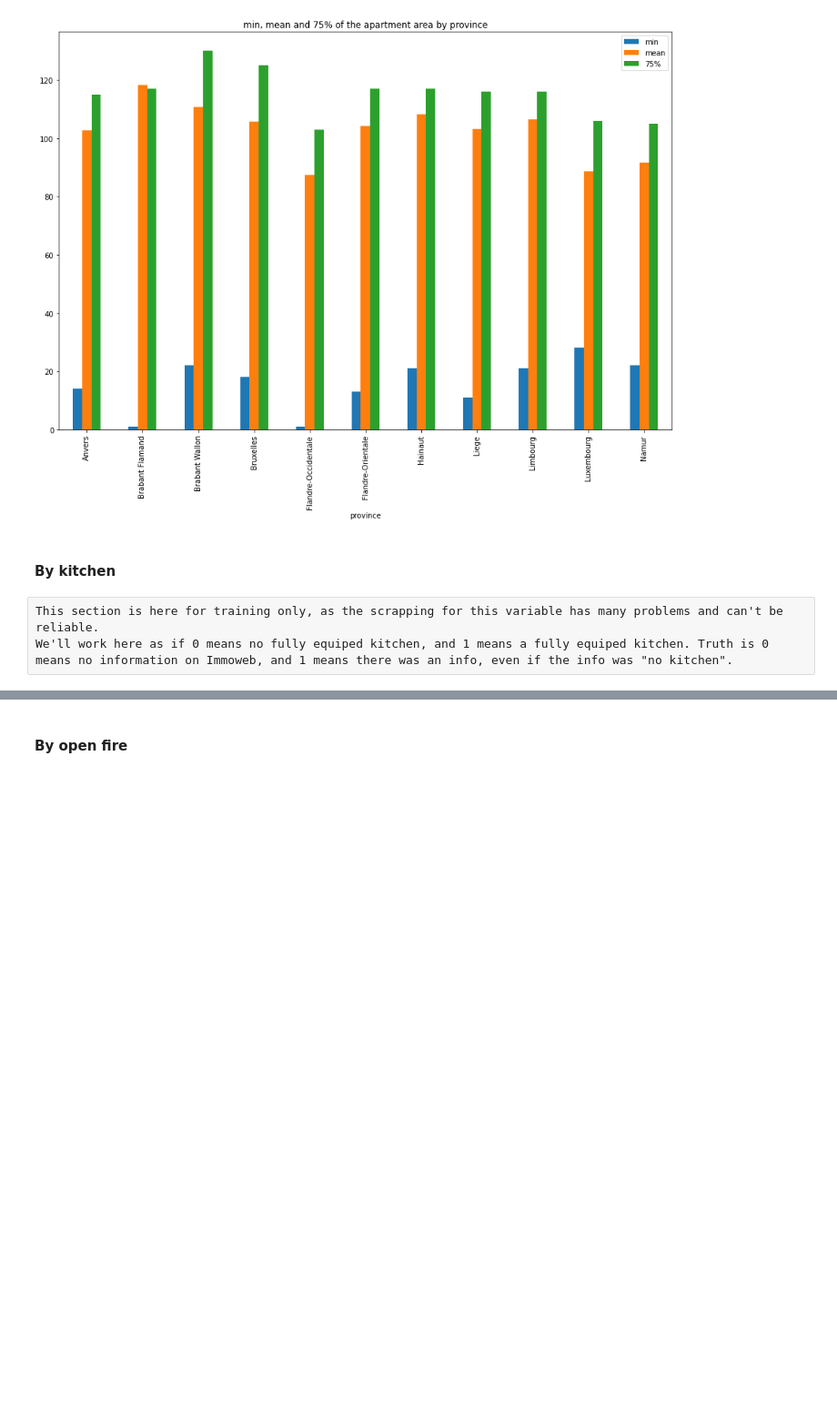
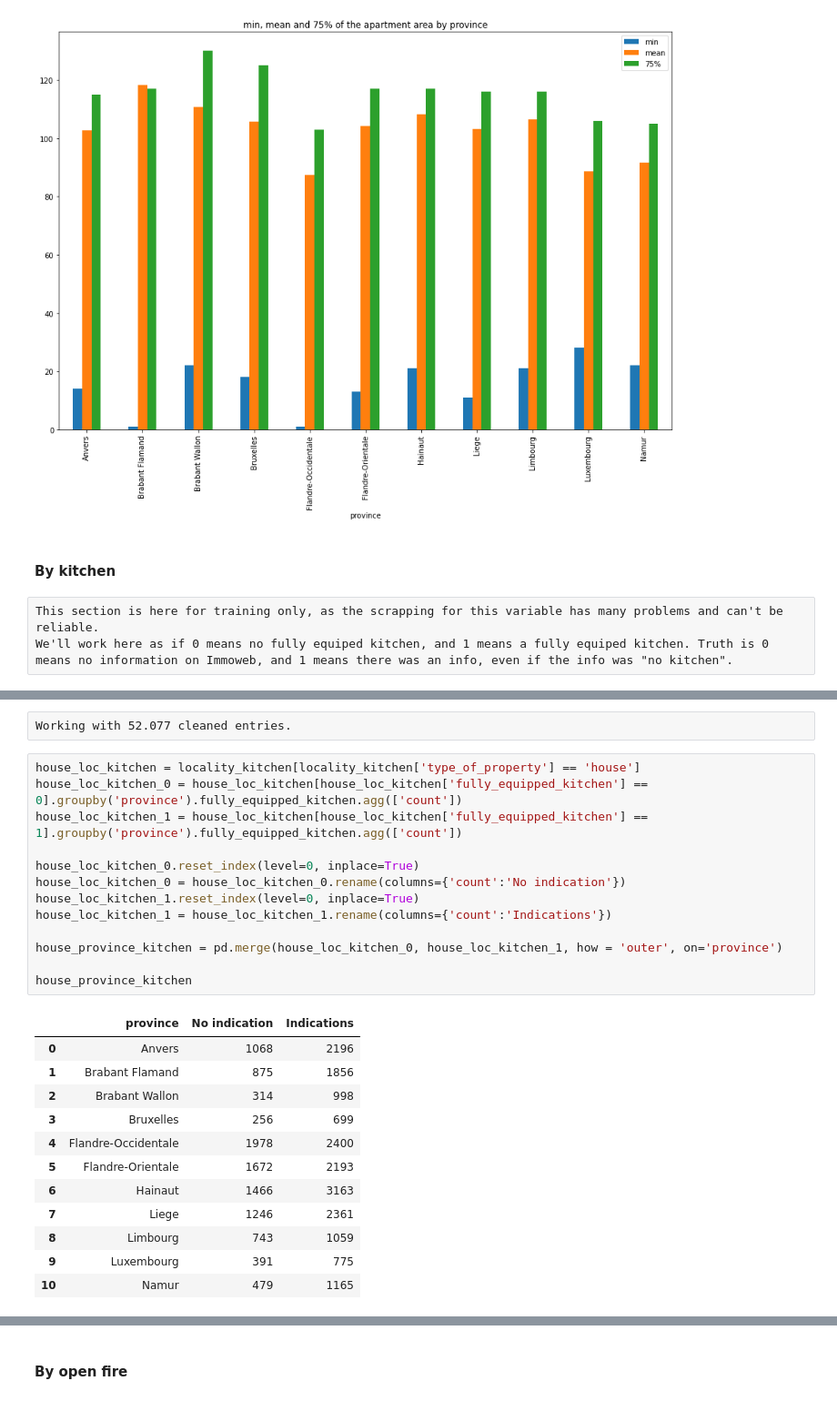
Before and after one commit to Demesmaeker/Immo_data_analysis, a Jupyter notebook: Comparisons between variables (no prices).ipynb, the cells around one changed output, grey strips where cells are left out. Shown at 91% size. Saved outputs shown, nothing was run; the diff lists cells and outputs as text; blank space fills up the shorter version.

```diff
--- a/Comparisons between variables (no prices).ipynb
+++ b/Comparisons between variables (no prices).ipynb
@@ -713,0 +721,28 @@ We'll work here as if 0 means no fully equiped kitchen, and 1 means a fully equi
+# %% [raw]
+Working with 52.077 cleaned entries.
+# %%
+house_loc_kitchen = locality_kitchen[locality_kitchen['type_of_property'] == 'house']
+house_loc_kitchen_0 = house_loc_kitchen[house_loc_kitchen['fully_equipped_kitchen'] == 0].groupby('province').fully_equipped_kitchen.agg(['count'])
+house_loc_kitchen_1 = house_loc_kitchen[house_loc_kitchen['fully_equipped_kitchen'] == 1].groupby('province').fully_equipped_kitchen.agg(['count'])
+
+house_loc_kitchen_0.reset_index(level=0, inplace=True)
+house_loc_kitchen_0 = house_loc_kitchen_0.rename(columns={'count':'No indication'})
+house_loc_kitchen_1.reset_index(level=0, inplace=True)
+house_loc_kitchen_1 = house_loc_kitchen_1.rename(columns={'count':'Indications'})
+
+house_province_kitchen = pd.merge(house_loc_kitchen_0, house_loc_kitchen_1, how = 'outer', on='province')
+
+house_province_kitchen
+# %% [output]
+|  | province | No indication | Indications |
+| 0 | Anvers | 1068 | 2196 |
+| 1 | Brabant Flamand | 875 | 1856 |
+| 2 | Brabant Wallon | 314 | 998 |
+| 3 | Bruxelles | 256 | 699 |
+| 4 | Flandre-Occidentale | 1978 | 2400 |
+| 5 | Flandre-Orientale | 1672 | 2193 |
+| 6 | Hainaut | 1466 | 3163 |
+| 7 | Liege | 1246 | 2361 |
+| 8 | Limbourg | 743 | 1059 |
+| 9 | Luxembourg | 391 | 775 |
+| 10 | Namur | 479 | 1165 |
```
Also changed, not shown: parts of 7 cells of this notebook.
